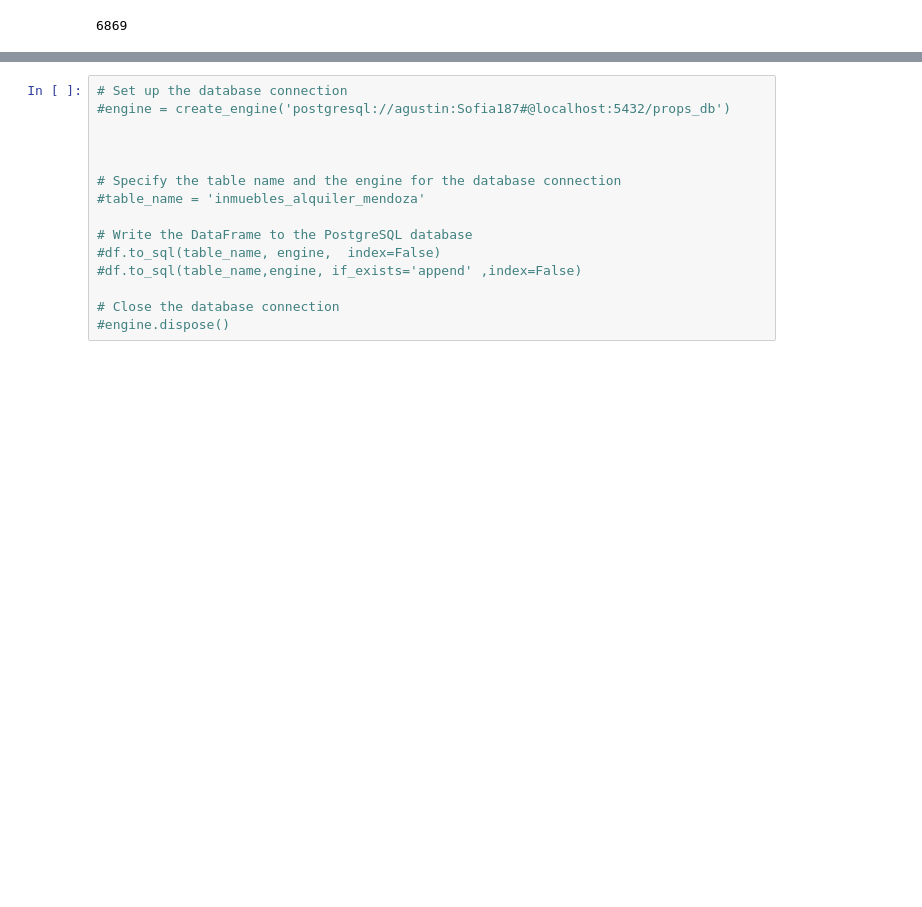
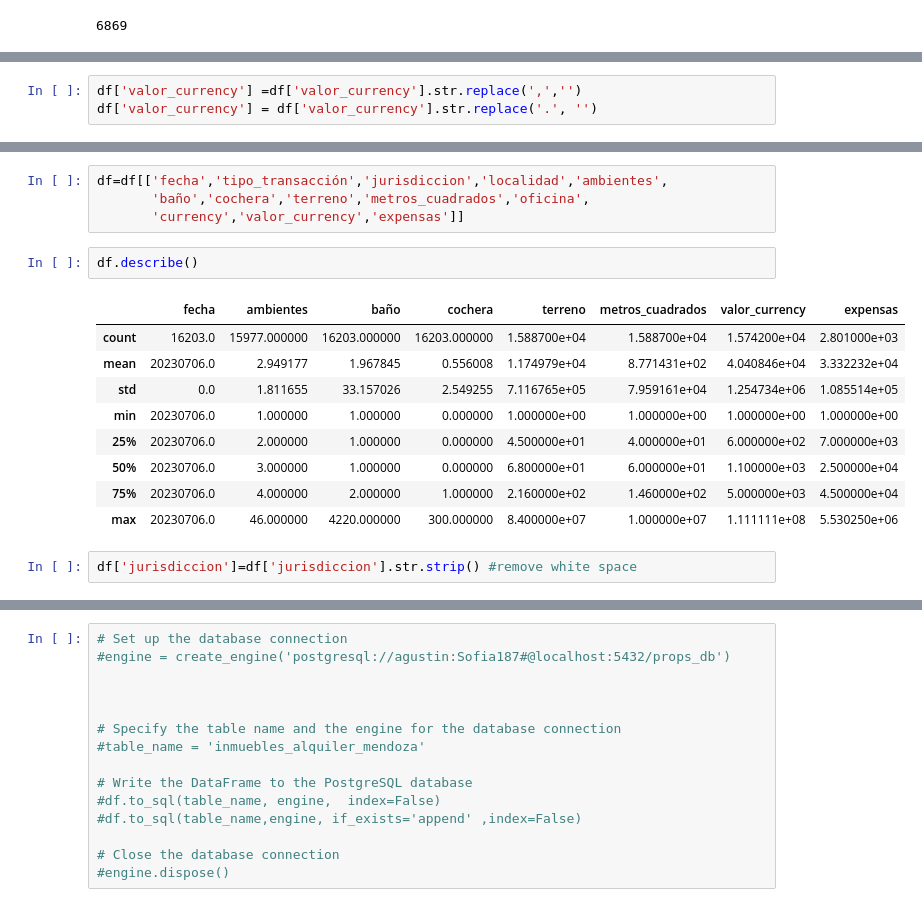
Before and after one commit to AgustinCdeCelis/zona-prop, a Jupyter notebook: working_file.ipynb, the cells around one changed output, grey strips where cells are left out. Saved outputs shown, nothing was run; the diff lists cells and outputs as text; blank space fills up the shorter version.

```diff
--- a/working_file.ipynb
+++ b/working_file.ipynb
@@ -432,0 +477,3 @@ Name: ambientes, Length: 16203, dtype: object
+# %%
+df['valor_currency'] =df['valor_currency'].str.replace(',','')
+df['valor_currency'] = df['valor_currency'].str.replace('.', '')
@@ -432,0 +505,18 @@ Name: ambientes, Length: 16203, dtype: object
+# %%
+df=df[['fecha','tipo_transacción','jurisdiccion','localidad','ambientes',
+       'baño','cochera','terreno','metros_cuadrados','oficina',
+       'currency','valor_currency','expensas']]
+# %%
+df.describe()
+# %% [output]
+|  | fecha | ambientes | baño | cochera | terreno | metros_cuadrados | valor_currency | expensas |
+| count | 16203.0 | 15977.000000 | 16203.000000 | 16203.000000 | 1.588700e+04 | 1.588700e+04 | 1.574200e+04 | 2.801000e+03 |
+| mean | 20230706.0 | 2.949177 | 1.967845 | 0.556008 | 1.174979e+04 | 8.771431e+02 | 4.040846e+04 | 3.332232e+04 |
+| std | 0.0 | 1.811655 | 33.157026 | 2.549255 | 7.116765e+05 | 7.959161e+04 | 1.254734e+06 | 1.085514e+05 |
+| min | 20230706.0 | 1.000000 | 1.000000 | 0.000000 | 1.000000e+00 | 1.000000e+00 | 1.000000e+00 | 1.000000e+00 |
+| 25% | 20230706.0 | 2.000000 | 1.000000 | 0.000000 | 4.500000e+01 | 4.000000e+01 | 6.000000e+02 | 7.000000e+03 |
+| 50% | 20230706.0 | 3.000000 | 1.000000 | 0.000000 | 6.800000e+01 | 6.000000e+01 | 1.100000e+03 | 2.500000e+04 |
+| 75% | 20230706.0 | 4.000000 | 2.000000 | 1.000000 | 2.160000e+02 | 1.460000e+02 | 5.000000e+03 | 4.500000e+04 |
+| max | 20230706.0 | 46.000000 | 4220.000000 | 300.000000 | 8.400000e+07 | 1.000000e+07 | 1.111111e+08 | 5.530250e+06 |
+# %%
+df['jurisdiccion']=df['jurisdiccion'].str.strip() #remove white space
```
Also changed, not shown: parts of 34 cells of this notebook.
